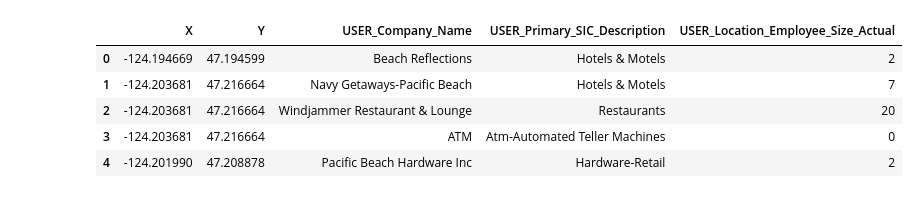
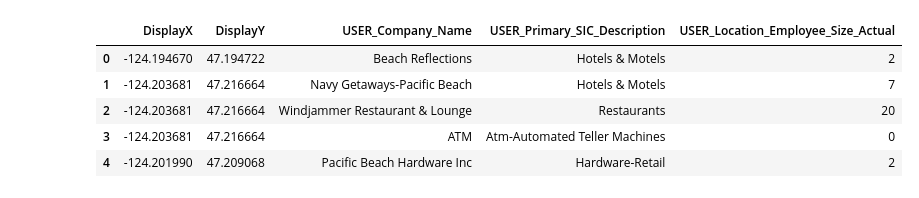
Before and after one commit to freecircuit/Connor_creek, a Jupyter notebook: Connor_Creek.ipynb, the cells around one changed output. Drawn from its saved outputs; the diff is of its cells as text; code cells hidden in the pictures.

```diff
--- a/Connor_Creek.ipynb
+++ b/Connor_Creek.ipynb
@@ -19,15 +19,15 @@ rentals = pandas.read_csv(DATA_DIR / "rentals.csv", sep=";")
 # %%
 #BUSINESSES DATAFRAME:
 #filter for relevant columns
-businesses = businesses[['X', 'Y', 'USER_Company_Name', 'USER_Primary_SIC_Description', 'USER_Location_Employee_Size_Actual']]
+businesses = businesses[['DisplayX', 'DisplayY', 'USER_Company_Name', 'USER_Primary_SIC_Description', 'USER_Location_Employee_Size_Actual']]
 businesses.head()
 # %% [output]
-|  | X | Y | USER_Company_Name | USER_Primary_SIC_Description | USER_Location_Employee_Size_Actual |
-| 0 | -124.194669 | 47.194599 | Beach Reflections | Hotels & Motels | 2 |
+|  | DisplayX | DisplayY | USER_Company_Name | USER_Primary_SIC_Description | USER_Location_Employee_Size_Actual |
+| 0 | -124.194670 | 47.194722 | Beach Reflections | Hotels & Motels | 2 |
 | 1 | -124.203681 | 47.216664 | Navy Getaways-Pacific Beach | Hotels & Motels | 7 |
 | 2 | -124.203681 | 47.216664 | Windjammer Restaurant & Lounge | Restaurants | 20 |
 | 3 | -124.203681 | 47.216664 | ATM | Atm-Automated Teller Machines | 0 |
-| 4 | -124.201990 | 47.208878 | Pacific Beach Hardware Inc | Hardware-Retail | 2 |
+| 4 | -124.201990 | 47.209068 | Pacific Beach Hardware Inc | Hardware-Retail | 2 |
 # %%
 #assign geometry to geocoded file
 businesses['geometry'] = businesses.apply(lambda col:
```
Also changed, not shown: parts of 4 cells of this notebook, 5 other files.
